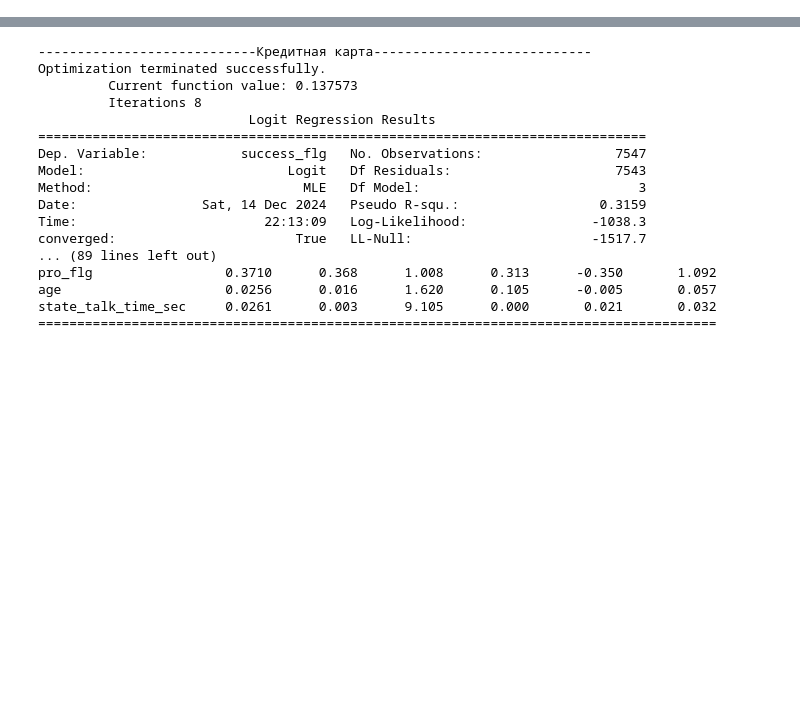
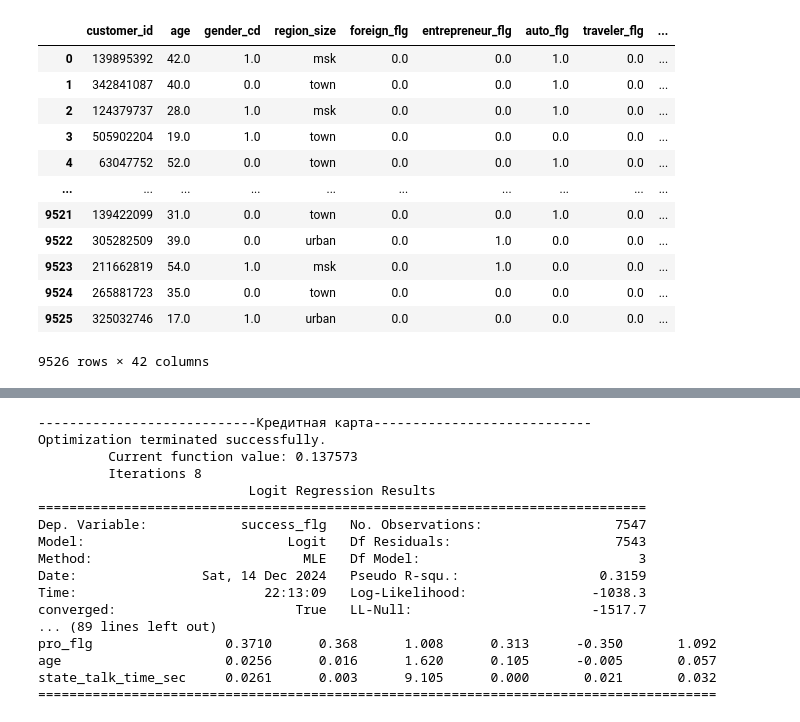
Before and after one commit to bygaga993/bread_dano_2024, a Jupyter notebook: Code/test.ipynb, the cells around one changed output, grey strips where cells are left out. Drawn from its saved outputs; the diff is of its cells as text; code cells hidden in the pictures; blank space fills up the shorter version.

```diff
--- a/Code/test.ipynb
+++ b/Code/test.ipynb
@@ -46,11 +10,0 @@ Expected Frequencies:
-# %%
-df = pd.read_csv('data/data_final_preprocessed.csv')
-df = df[df['function'] == 'Продажи и предложения']
-
-X = df[['pro_flg', 'age', 'gender_cd', 'state_talk_time_sec']]
-y = df['success_flg']
-
-model = sm.Logit(y, X)
-model_result = model.fit()
-
-print(model_result.summary())
@@ -77,0 +32,16 @@ state_talk_time_sec     0.0174      0.001     25.841      0.000       0.016
+# %%
+df
+# %% [output]
+|  | customer_id | age | gender_cd | region_size | foreign_flg | entrepreneur_flg | auto_flg | traveler_flg | ... |
+| 0 | 139895392 | 42.0 | 1.0 | msk | 0.0 | 0.0 | 1.0 | 0.0 | ... |
+| 1 | 342841087 | 40.0 | 0.0 | town | 0.0 | 0.0 | 1.0 | 0.0 | ... |
+| 2 | 124379737 | 28.0 | 1.0 | msk | 0.0 | 0.0 | 1.0 | 0.0 | ... |
+| 3 | 505902204 | 19.0 | 1.0 | town | 0.0 | 0.0 | 0.0 | 0.0 | ... |
+| 4 | 63047752 | 52.0 | 0.0 | town | 0.0 | 0.0 | 1.0 | 0.0 | ... |
+| ... | ... | ... | ... | ... | ... | ... | ... | ... | ... |
+| 9521 | 139422099 | 31.0 | 0.0 | town | 0.0 | 0.0 | 1.0 | 0.0 | ... |
+| 9522 | 305282509 | 39.0 | 0.0 | urban | 0.0 | 1.0 | 0.0 | 0.0 | ... |
+| 9523 | 211662819 | 54.0 | 1.0 | msk | 0.0 | 1.0 | 0.0 | 0.0 | ... |
+| 9524 | 265881723 | 35.0 | 0.0 | town | 0.0 | 0.0 | 0.0 | 0.0 | ... |
+| 9525 | 325032746 | 17.0 | 1.0 | urban | 0.0 | 0.0 | 0.0 | 0.0 | ... |
+9526 rows × 42 columns
```
Also changed, not shown: parts of 15 cells of this notebook, 5 other files.
